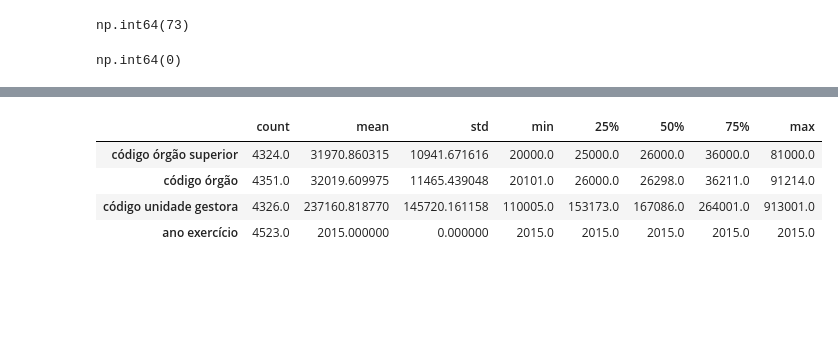
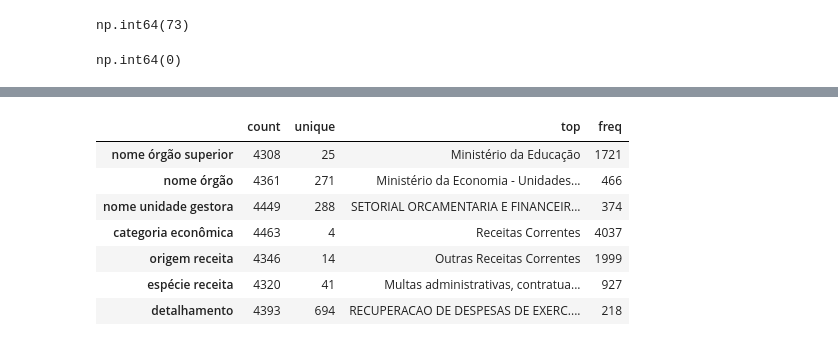
Before and after one commit to jgilsu11/Proyecto2-EDA-Ingresos-Brasil, a Jupyter notebook: EDAs indv.ipynb, the cells around one changed output, grey strips where cells are left out. Saved outputs shown, nothing was run; the diff lists cells and outputs as text; code cells hidden in the pictures; blank space fills up the shorter version.

```diff
--- a/EDAs indv.ipynb
+++ b/EDAs indv.ipynb
@@ -660,8 +690,11 @@ memory usage: 565.5+ KB
 # %%
-df_15.describe().T
+df_15.describe(include= "O").T
 # %% [output]
-|  | count | mean | std | min | 25% | 50% | 75% | max |
-| código órgão superior | 4324.0 | 31970.860315 | 10941.671616 | 20000.0 | 25000.0 | 26000.0 | 36000.0 | 81000.0 |
-| código órgão | 4351.0 | 32019.609975 | 11465.439048 | 20101.0 | 26000.0 | 26298.0 | 36211.0 | 91214.0 |
-| código unidade gestora | 4326.0 | 237160.818770 | 145720.161158 | 110005.0 | 153173.0 | 167086.0 | 264001.0 | 913001.0 |
-| ano exercício | 4523.0 | 2015.000000 | 0.000000 | 2015.0 | 2015.0 | 2015.0 | 2015.0 | 2015.0 |
+|  | count | unique | top | freq |
+| nome órgão superior | 4308 | 25 | Ministério da Educação | 1721 |
+| nome órgão | 4361 | 271 | Ministério da Economia - Unidades... | 466 |
+| nome unidade gestora | 4449 | 288 | SETORIAL ORCAMENTARIA E FINANCEIR... | 374 |
+| categoria econômica | 4463 | 4 | Receitas Correntes | 4037 |
+| origem receita | 4346 | 14 | Outras Receitas Correntes | 1999 |
+| espécie receita | 4320 | 41 | Multas administrativas, contratua... | 927 |
+| detalhamento | 4393 | 694 | RECUPERACAO DE DESPESAS DE EXERC.... | 218 |
```
Also changed, not shown: parts of 78 cells of this notebook.
